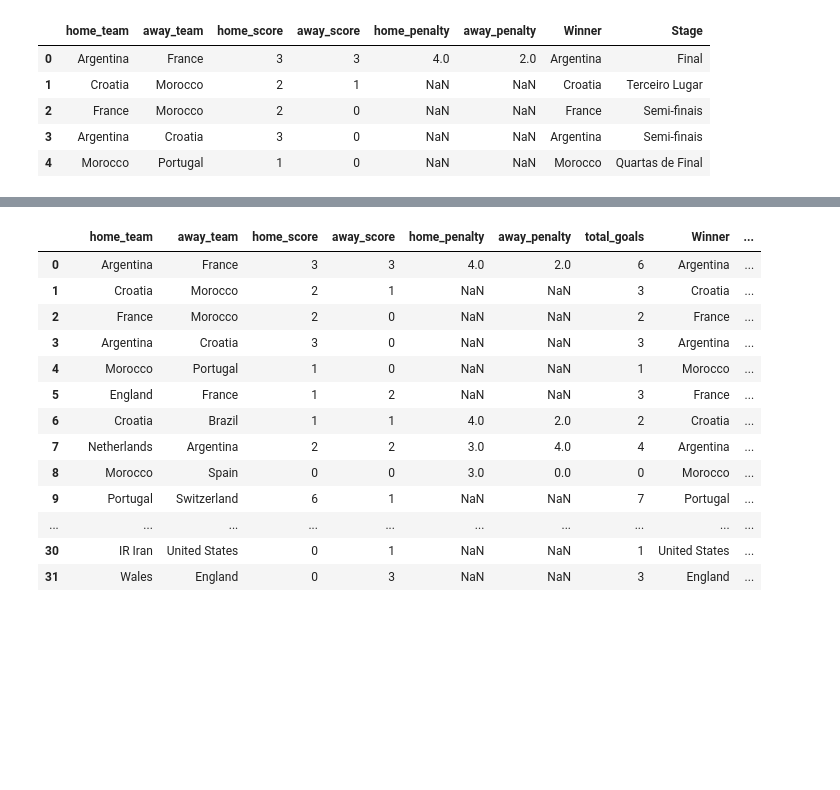
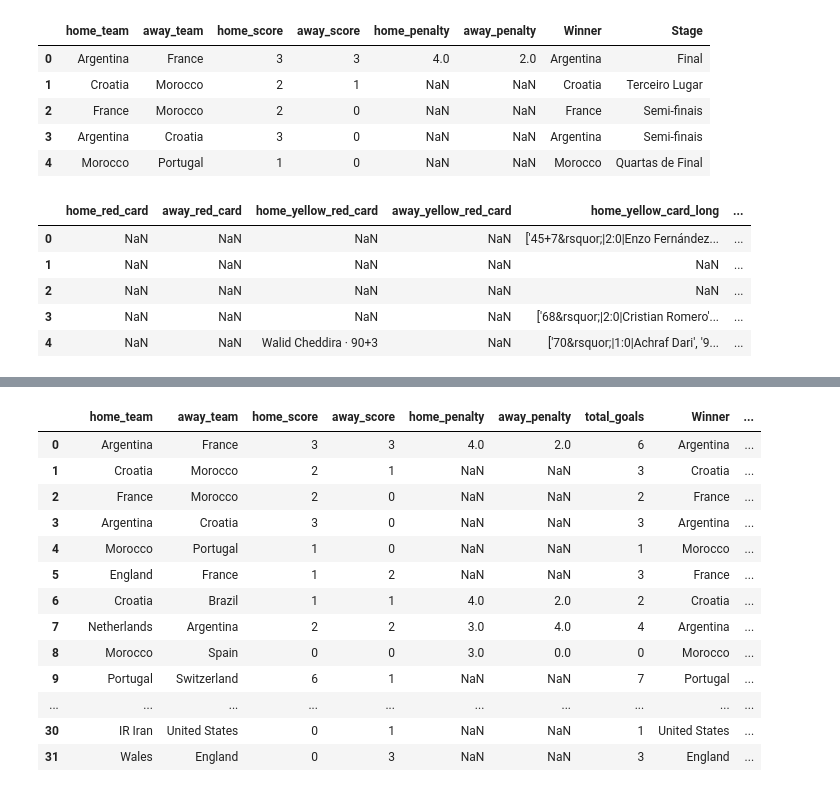
Before and after one commit to caioh639/worldcup, a Jupyter notebook: notebooks/data_cleaning_EF_base.ipynb, the cells around one changed output, grey strips where cells are left out. Cells and saved outputs as stored; diff of their text form; code cells hidden in the pictures; blank space fills up the shorter version.

```diff
--- a/notebooks/worldcup_analysis.ipynb
+++ b/notebooks/data_cleaning_EF_base.ipynb
@@ -131,3 +145,12 @@ matches [matches['Year'] == 2022][['home_team', 'away_team', 'home_score', 'away
 | 2 | France | Morocco | 2 | 0 | NaN | NaN | France | Semi-finais |
 | 3 | Argentina | Croatia | 3 | 0 | NaN | NaN | Argentina | Semi-finais |
 | 4 | Morocco | Portugal | 1 | 0 | NaN | NaN | Morocco | Quartas de Final |
+# %%
+matches [['home_red_card', 'away_red_card', 'home_yellow_red_card', 'away_yellow_red_card', 'home_yellow_card_long', 'away_yellow_card_long']].head()
+# %% [output]
+|  | home_red_card | away_red_card | home_yellow_red_card | away_yellow_red_card | home_yellow_card_long | ... |
+| 0 | NaN | NaN | NaN | NaN | ['45+7&rsquor;|2:0|Enzo Fernández... | ... |
+| 1 | NaN | NaN | NaN | NaN | NaN | ... |
+| 2 | NaN | NaN | NaN | NaN | NaN | ... |
+| 3 | NaN | NaN | NaN | NaN | ['68&rsquor;|2:0|Cristian Romero'... | ... |
+| 4 | NaN | NaN | Walid Cheddira · 90+3 | NaN | ['70&rsquor;|1:0|Achraf Dari', '9... | ... |
```
Also changed, not shown: parts of 32 cells of this notebook, 21 other files.
